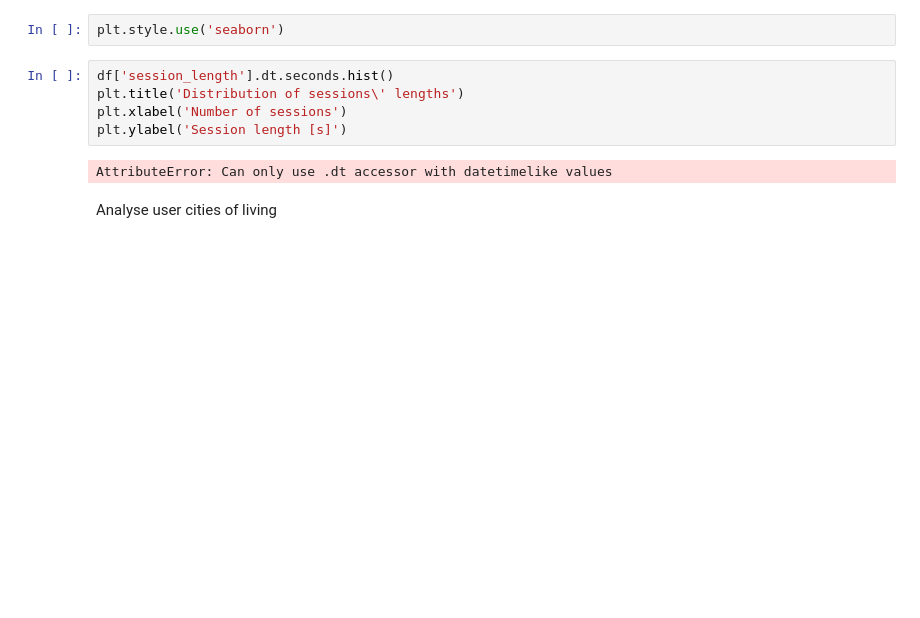
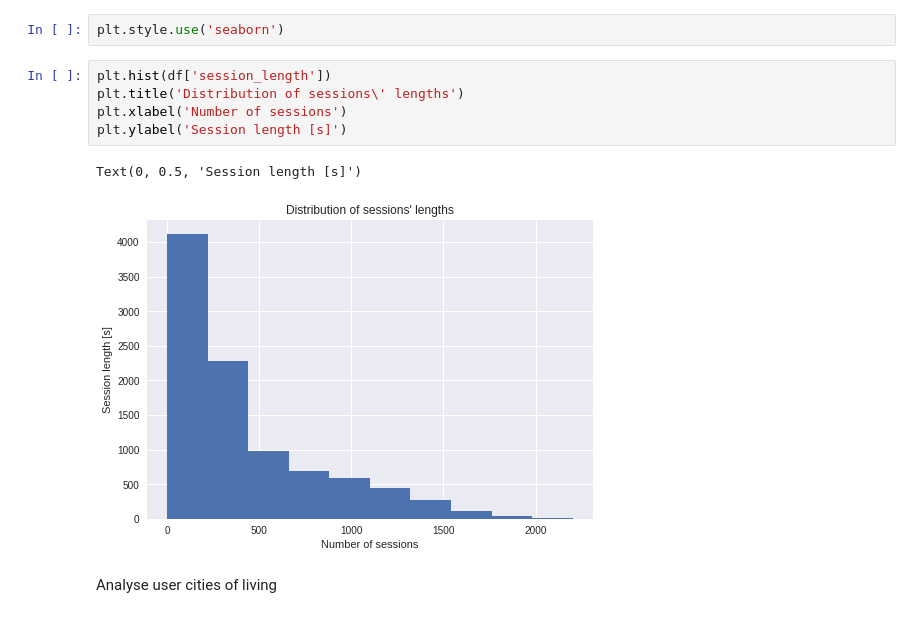
Before and after one commit to lukasz-staniszewski/purchase-in-session-analysis, a Jupyter notebook: notebooks/data_exploration/user_analysis.ipynb, the cells around one changed output. Cells and saved outputs as stored; diff of their text form; blank space fills up the shorter version.

Commit message:
Fix constructing histogram

```diff
--- a/notebooks/data_exploration/user_analysis.ipynb
+++ b/notebooks/data_exploration/user_analysis.ipynb
@@ -75,12 +75,13 @@ df.head()
 # %%
 plt.style.use('seaborn')
 # %%
-df['session_length'].dt.seconds.hist()
+plt.hist(df['session_length'])
 plt.title('Distribution of sessions\' lengths')
 plt.xlabel('Number of sessions')
 plt.ylabel('Session length [s]')
 # %% [output]
-AttributeError: Can only use .dt accessor with datetimelike values
+Text(0, 0.5, 'Session length [s]')
+[figure, added]
 # %% [markdown]
 Analyse user cities of living
 # %%
```
